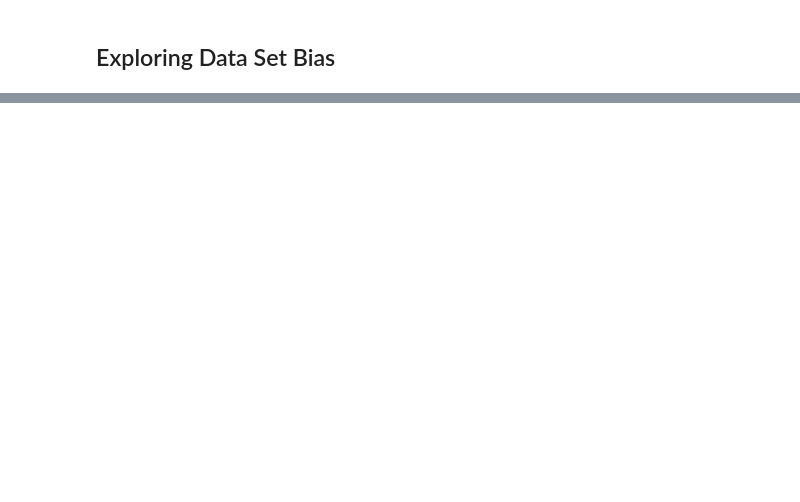
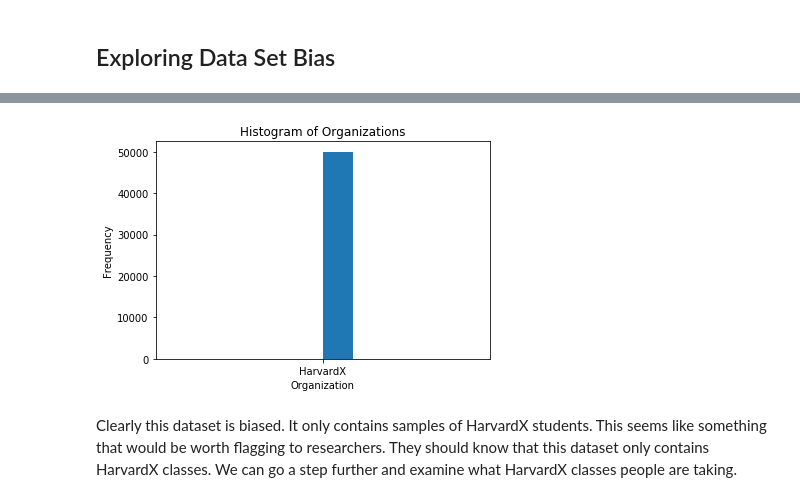
Before and after one commit to tmaounis/apcomp221-pset2, a Jupyter notebook: cleaning_data.ipynb, the cells around one changed output, grey strips where cells are left out. Saved outputs shown, nothing was run; the diff lists cells and outputs as text; code cells hidden in the pictures; blank space fills up the shorter version.

```diff
--- a/cleaning_data.ipynb
+++ b/cleaning_data.ipynb
@@ -265,7 +265,7 @@ the missingness of fields.
 def fix_types(df, type_dict, dt_format, dt_format_catch):
     #the function passed to the apply on the column
     def fix_type(s, type_value, missing_value, dt_format, dt_format_catch):
-        if pd.isnull(s) or s=='' or s==' ' or s=='none':
+        if pd.isnull(s) or s=='' or s==' ' or s=='none' or s=='null':
             return missing_value
         if type_value != 'datetime':
             try:
@@ -329,7 +329,8 @@ str_cols = [s for s in str_cols if not s.startswith('missing')]
 Fills in missing values identified by the missing_list with the proper missing_value.
 Pandas fillna handles the other missing value identifers like NaN and None.
 """
-def fix_types_strings(df, cols, missing_list=['',' '], missing_value='missing'):
+def fix_types_strings(df, cols, missing_list=['',' ','null','none','None'],
+                      missing_value='missing'):
     for col in cols:
         df[col] = df[col].map(lambda s: missing_value if s in missing_list else s)
     return df
@@ -412,0 +453,12 @@ So to reiterate the statistics above... 50000 entries in the entire dataset have
+# %%
+course_school_l = list(df_drop['course_id'].map(lambda s: s.split('/')[0]))
+# %%
+plt.hist(course_school_l)
+plt.xlabel('Organization')
+plt.ylabel('Frequency')
+plt.title("Histogram of Organizations")
+plt.show()
+# %% [output]
+[figure, added]
+# %% [markdown]
+Clearly this dataset is biased. It only contains samples of HarvardX students. This seems like something that would be worth flagging to researchers. They should know that this dataset only contains HarvardX classes. We can go a step further and examine what HarvardX classes people are taking.
```
Also changed, not shown: parts of 42 cells of this notebook.
